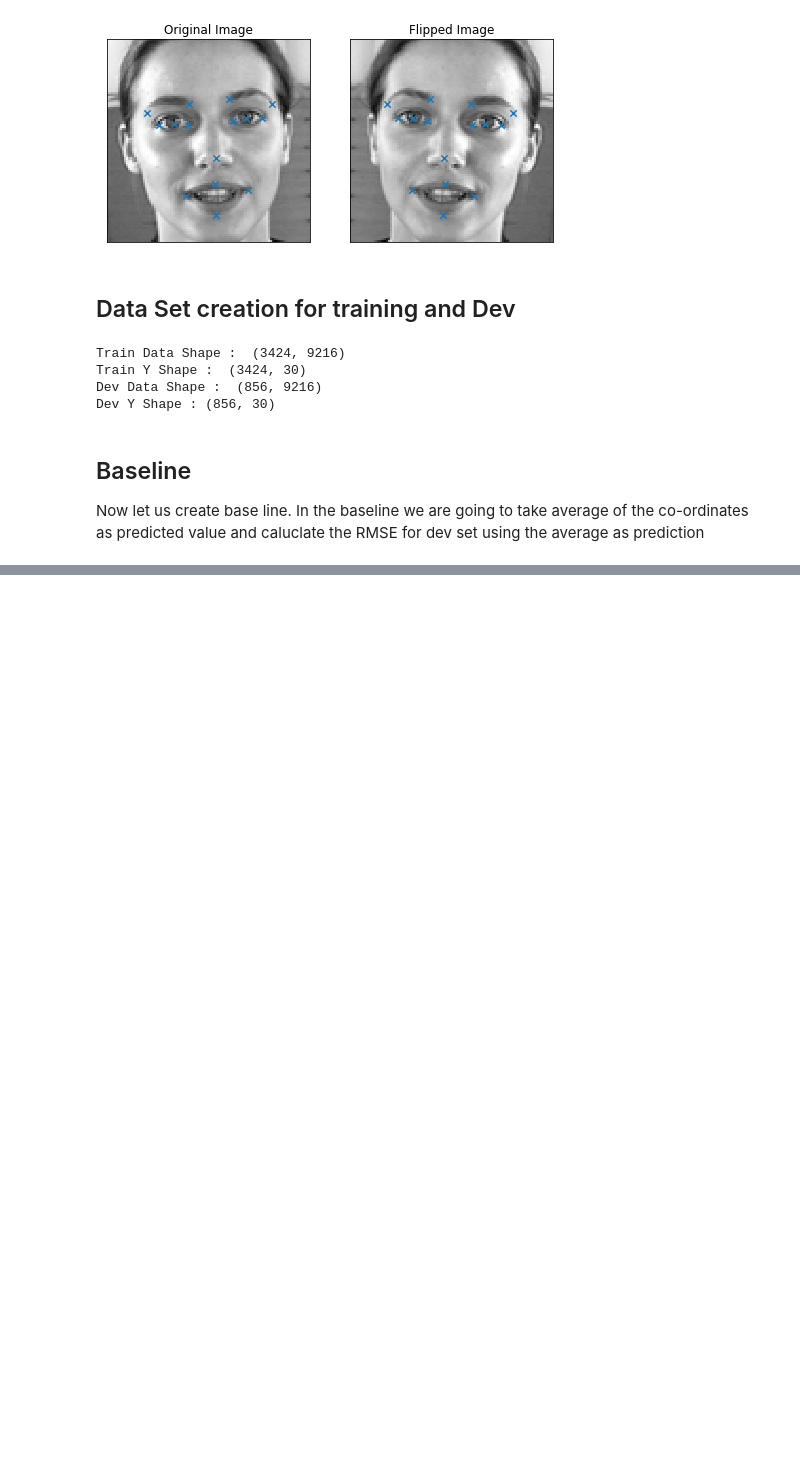
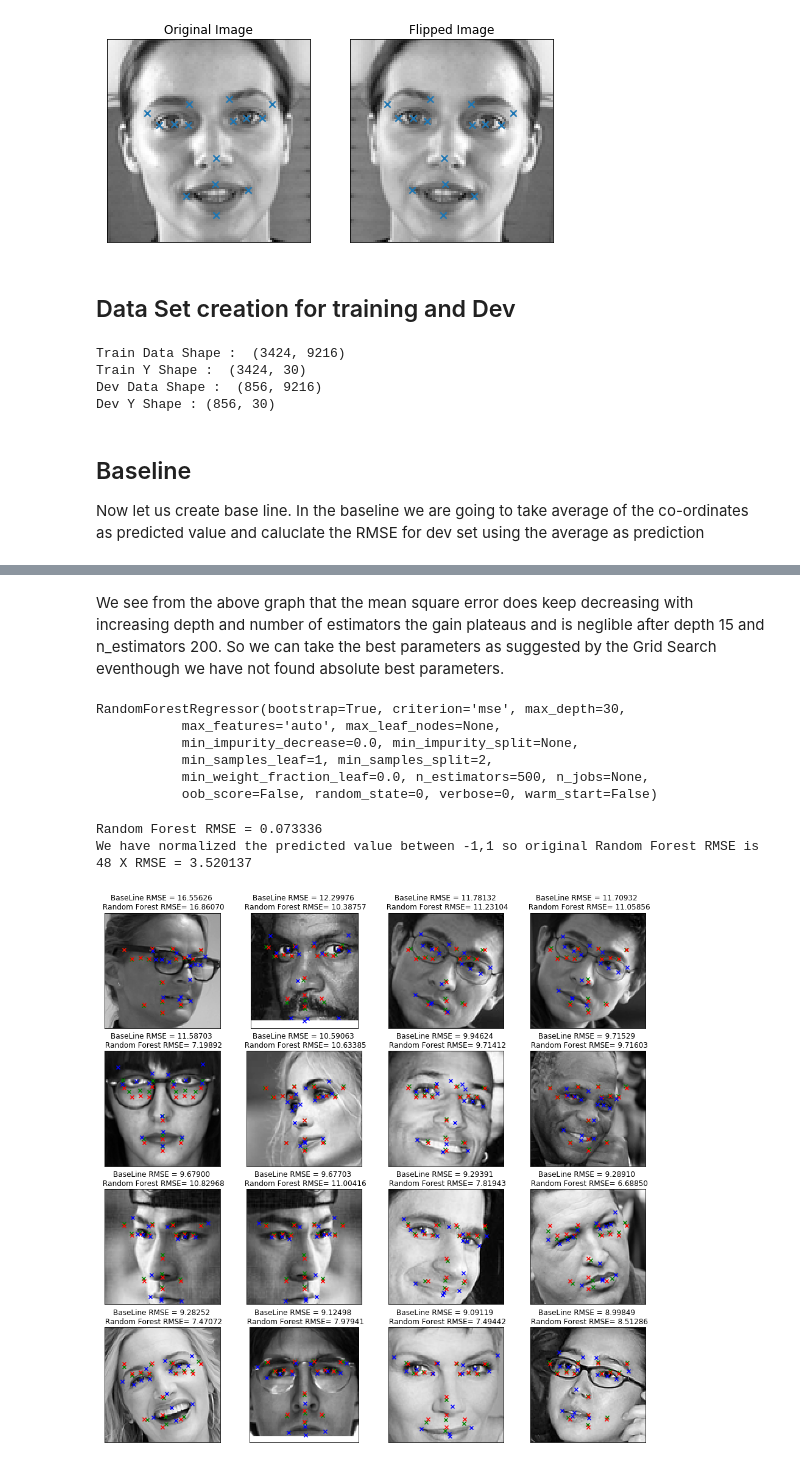
Before and after one commit to anupjha10/W207_ML_FINAL_Project, a Jupyter notebook: Final_Project_Anish_Anup.ipynb, the cells around one changed output, grey strips where cells are left out. Saved outputs shown, nothing was run; the diff lists cells and outputs as text; code cells hidden in the pictures; blank space fills up the shorter version.

```diff
--- a/Final_Project_Anish_Anup.ipynb
+++ b/Final_Project_Anish_Anup.ipynb
@@ -291,0 +437,43 @@ We have normalized the predicted value between -1,1 so original baseline RMSE is
+# %% [markdown]
+We see from the above graph that the mean square error does keep decreasing with increasing depth and number of estimators the gain plateaus and is neglible after depth 15 and n_estimators 200. So we can take the best parameters as suggested by the Grid Search eventhough we have not found absolute best parameters.
+# %%
+#Create Random forest with the best parameters chosen above and then fit
+rf = RandomForestRegressor(n_estimators=500,random_state=0,max_depth=30)
+rf.fit(X_train_PCA,Y_train)
+# %% [output]
+RandomForestRegressor(bootstrap=True, criterion='mse', max_depth=30,
+           max_features='auto', max_leaf_nodes=None,
+           min_impurity_decrease=0.0, min_impurity_split=None,
+           min_samples_leaf=1, min_samples_split=2,
+           min_weight_fraction_leaf=0.0, n_estimators=500, n_jobs=None,
+           oob_score=False, random_state=0, verbose=0, warm_start=False)
+# %%
+#predict the key feature locations
+y_pred_rf = rf.predict(X_dev_PCA)
+rf_RMSE,rf_RMSE_unscaled,rf_RMSE_eachexample,rf_RMSE_eachexample_unscaled,\
+rf_RMSE_each_feature,rf_RMSE_each_feature_unscaled = compute_rmse(Y_dev,y_pred_rf)
+
+print("Random Forest RMSE = %.6f "%(rf_RMSE))
+
+print("We have normalized the predicted value between -1,1 so original Random Forest RMSE is 48 X RMSE = %.6f"\
+      %(rf_RMSE_unscaled))
+fig = plt.figure(figsize=(16, 16))
+count = 1
+for i in np.argsort(base_line_RMSE_eachexample,axis=0)[-16:][::-1] :
+
+    ax = fig.add_subplot(4, 4, count, xticks=[], yticks=[])
+    ax.imshow((X_dev[i]).reshape(96,96),cmap='gray')
+    ax.scatter(y_pred_rf[i,0::2]*48+48,
+               y_pred_rf[i,1::2]*48+48,marker='x',color='green')
+    ax.scatter(Y_baseLine_predictions[0,0::2]*48+48,
+               Y_baseLine_predictions[0,1::2]*48+48,marker='x',color='red')
+    ax.scatter(Y_dev[i,0::2]*48+48,
+               Y_dev[i,1::2]*48+48,marker='x',color='blue')
+    ax.set_title("BaseLine RMSE = %.5f \n Random Forest RMSE= %.5f"\
+                 %(base_line_RMSE_eachexample_unscaled[i],rf_RMSE_eachexample_unscaled[i]))
+    count +=1
+plt.show()
+# %% [output]
+Random Forest RMSE = 0.073336
+We have normalized the predicted value between -1,1 so original Random Forest RMSE is 48 X RMSE = 3.520137
+[figure, added]
```
Also changed, not shown: parts of 20 cells of this notebook.
